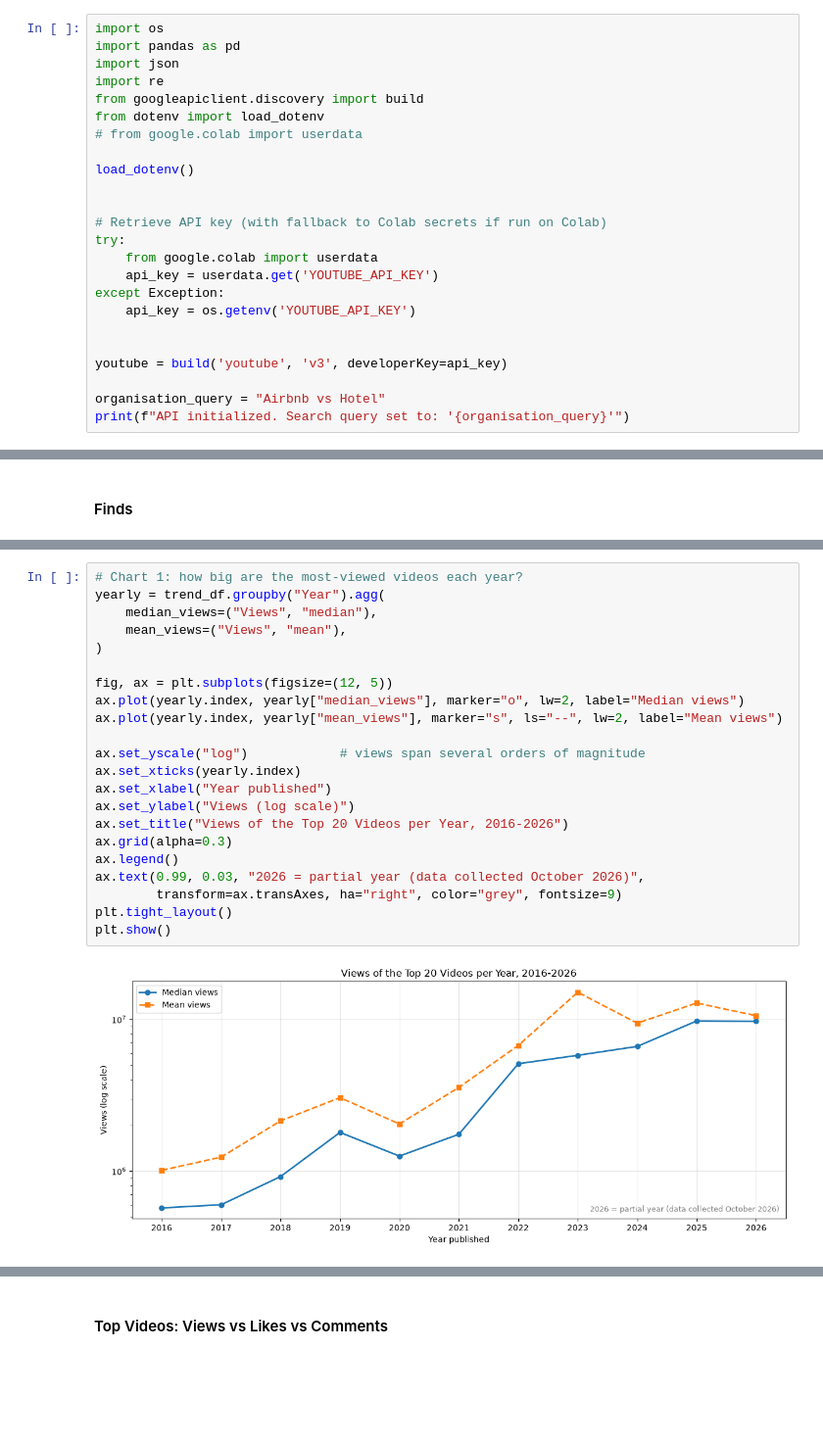
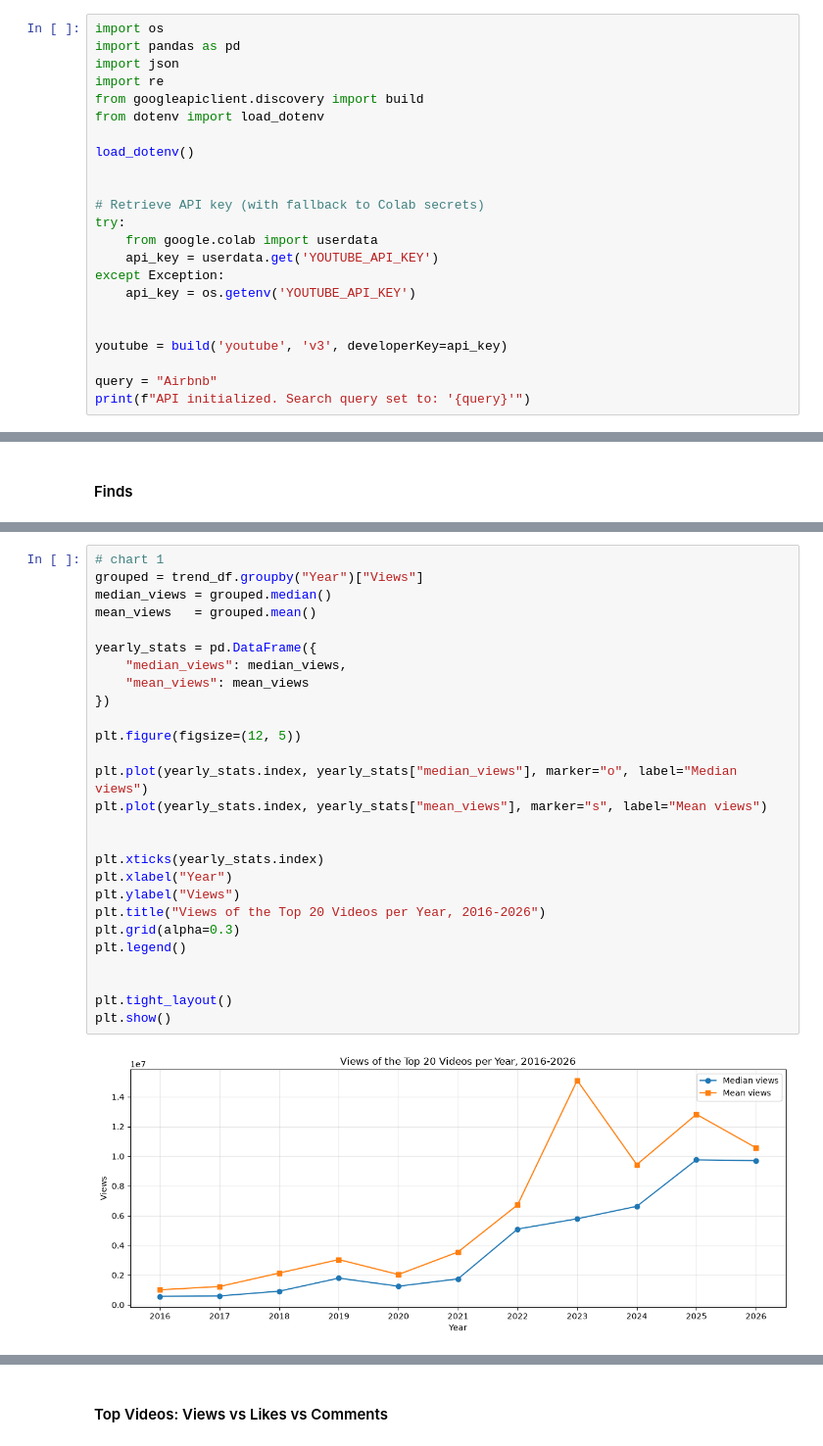
Before and after one commit to caliburanime/205-project, a Jupyter notebook: MIS_205_Assignment.ipynb, the cells around one changed output, grey strips where cells are left out. Shown at 98% size. Cells and saved outputs as stored; diff of their text form; blank space fills up the shorter version.

```diff
--- a/MIS_205_Assignment.ipynb
+++ b/MIS_205_Assignment.ipynb
@@ -31,12 +31,11 @@ import json
 import re
 from googleapiclient.discovery import build
 from dotenv import load_dotenv
-# from google.colab import userdata
 
 load_dotenv()
 
 
-# Retrieve API key (with fallback to Colab secrets if run on Colab)
+# Retrieve API key (with fallback to Colab secrets)
 try:
     from google.colab import userdata
     api_key = userdata.get('YOUTUBE_API_KEY')
@@ -46,8 +45,8 @@ except Exception:
 
 youtube = build('youtube', 'v3', developerKey=api_key)
 
-organisation_query = "Airbnb vs Hotel"
-print(f"API initialized. Search query set to: '{organisation_query}'")
+query = "Airbnb"
+print(f"API initialized. Search query set to: '{query}'")
 # %% [output]
 API initialized. Search query set to: 'Airbnb'
 # %% [markdown]
@@ -294,27 +323,32 @@ Year
 | 3 | 2016 | m3ZVWt38nC4 | Why Airbnb Is Terrible - Cracked ... | Cracked | 2016-08-02 11:30:00 | 1037 | 1189764 | 19518 | 2848 | ... |
 | 4 | 2016 | n0eTLdQ1cQc | Adam Ruins Everything - Why Your ... | truTV | 2016-10-08 13:58:01 | 343 | 778162 | 8073 | 461 | ... |
 # %%
-# Chart 1: how big are the most-viewed videos each year?
-yearly = trend_df.groupby("Year").agg(
-    median_views=("Views", "median"),
-    mean_views=("Views", "mean"),
-)
+# chart 1
+grouped = trend_df.groupby("Year")["Views"]
+median_views = grouped.median()
+mean_views   = grouped.mean()
 
-fig, ax = plt.subplots(figsize=(12, 5))
-ax.plot(yearly.index, yearly["median_views"], marker="o", lw=2, label="Median views")
-ax.plot(yearly.index, yearly["mean_views"], marker="s", ls="--", lw=2, label="Mean views")
+yearly_stats = pd.DataFrame({
+    "median_views": median_views,
+    "mean_views": mean_views
+})
 
-ax.set_yscale("log")            # views span several orders of magnitude
-ax.set_xticks(yearly.index)
-ax.set_xlabel("Year published")
-ax.set_ylabel("Views (log scale)")
-ax.set_title("Views of the Top 20 Videos per Year, 2016-2026")
-ax.grid(alpha=0.3)
-ax.legend()
-ax.text(0.99, 0.03, "2026 = partial year (data collected October 2026)",
-        transform=ax.transAxes, ha="right", color="grey", fontsize=9)
+plt.figure(figsize=(12, 5))
+
+plt.plot(yearly_stats.index, yearly_stats["median_views"], marker="o", label="Median views")
+plt.plot(yearly_stats.index, yearly_stats["mean_views"], marker="s", label="Mean views")
+
+
+plt.xticks(yearly_stats.index)
+plt.xlabel("Year")
+plt.ylabel("Views")
+plt.title("Views of the Top 20 Videos per Year, 2016-2026")
+plt.grid(alpha=0.3)
+plt.legend()
+
+
 plt.tight_layout()
 plt.show()
 # %% [output]
-[figure, old version]
+[figure, new version]
 # %%
```
Also changed, not shown: parts of 16 cells of this notebook.
